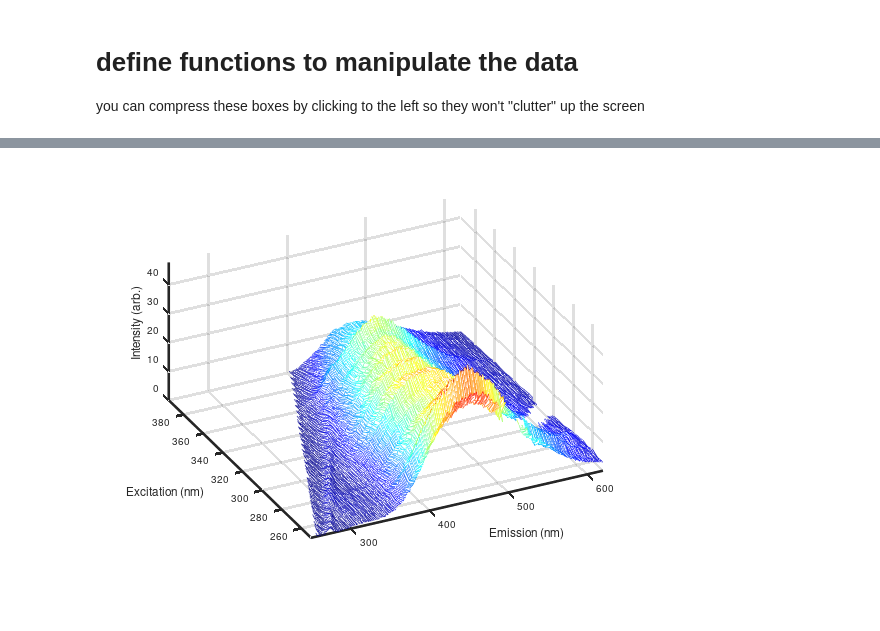
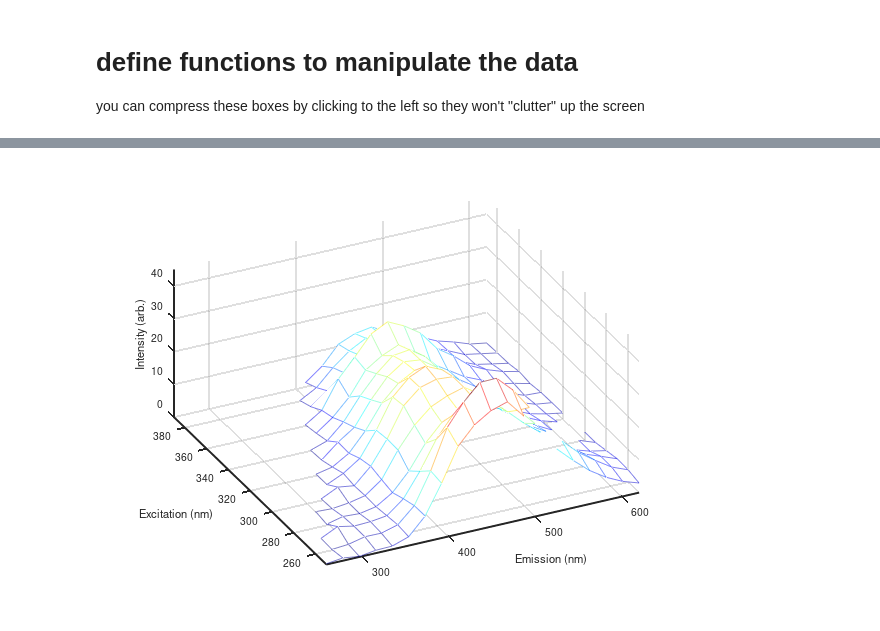
Before and after one commit to skotssd/geochemicalscripts, a Jupyter notebook: FEEM/generateFEEMplots.ipynb, the cells around one changed output, grey strips where cells are left out. Cells and saved outputs as stored; diff of their text form; code cells hidden in the pictures.

```diff
--- a/FEEM/generateFEEMplots.ipynb
+++ b/FEEM/generateFEEMplots.ipynb
@@ -180,5 +211,10 @@ makesurfaceplot(F,em,ex)
 # %%
-graphics_toolkit ("notebook");
-makemeshplot(F,em,ex)
+%plot -f png -w 600
+
+% graphics_toolkit ("qt");
+makemeshplot(Fr,emr,exr)
+
+print wire.png -dpng
+print wire.svg -dsvg
 # %% [output]
-[figure, old version]
+[figure, new version]
```
Also changed, not shown: parts of 12 cells of this notebook, 9 other files.
